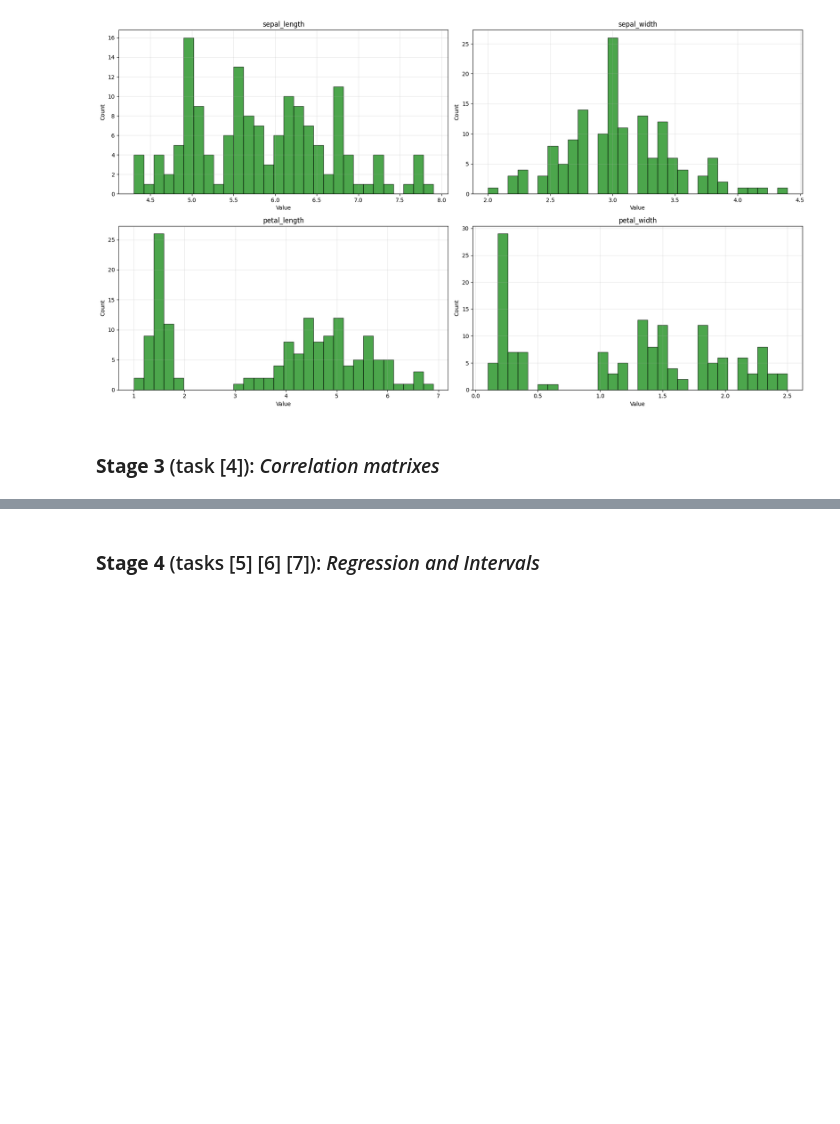
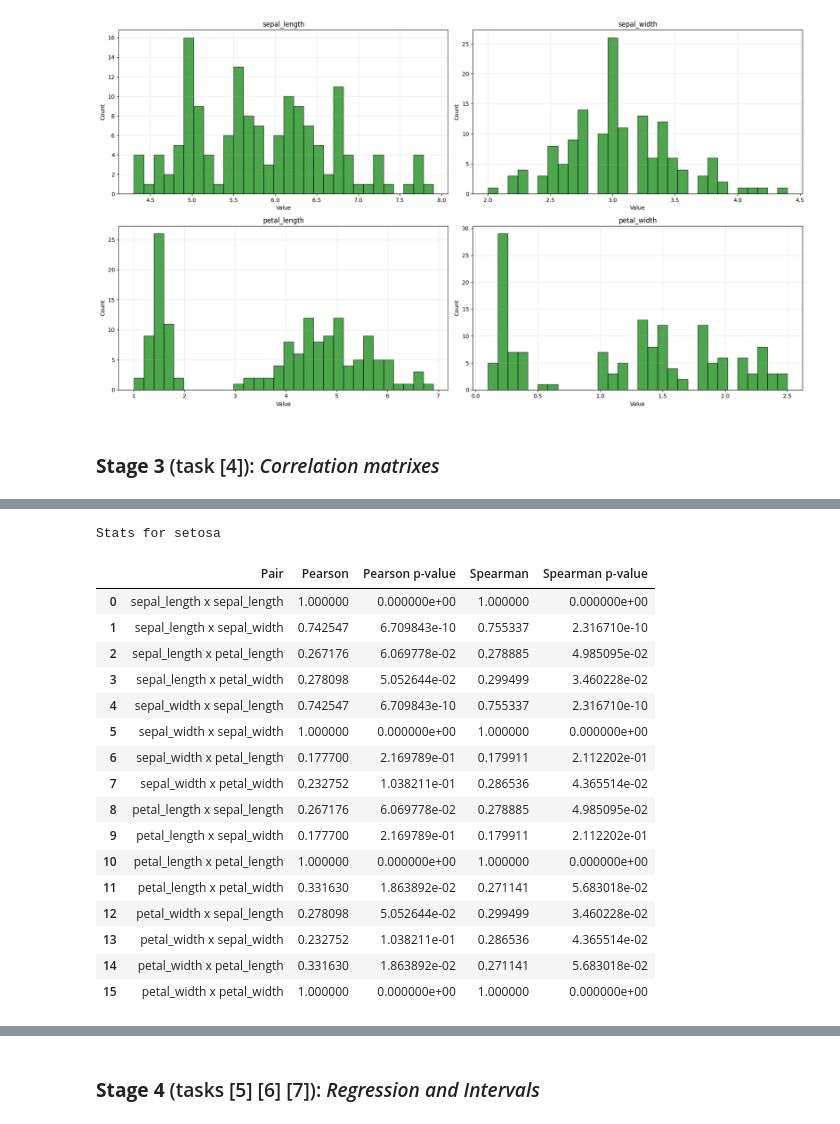
Before and after one commit to NoSignificantWorries/SDT, a Jupyter notebook: task1/task1.ipynb, the cells around one changed output, grey strips where cells are left out. Drawn from its saved outputs; the diff is of its cells as text; code cells hidden in the pictures; blank space fills up the shorter version.

```diff
--- a/task1/task1.ipynb
+++ b/task1/task1.ipynb
@@ -308,0 +364,22 @@ plotter.tight_layout()
+# %%
+print(f"Stats for {groups[1]}")
+all_data[1]
+# %% [output]
+Stats for setosa
+|  | Pair | Pearson | Pearson p-value | Spearman | Spearman p-value |
+| 0 | sepal_length x sepal_length | 1.000000 | 0.000000e+00 | 1.000000 | 0.000000e+00 |
+| 1 | sepal_length x sepal_width | 0.742547 | 6.709843e-10 | 0.755337 | 2.316710e-10 |
+| 2 | sepal_length x petal_length | 0.267176 | 6.069778e-02 | 0.278885 | 4.985095e-02 |
+| 3 | sepal_length x petal_width | 0.278098 | 5.052644e-02 | 0.299499 | 3.460228e-02 |
+| 4 | sepal_width x sepal_length | 0.742547 | 6.709843e-10 | 0.755337 | 2.316710e-10 |
+| 5 | sepal_width x sepal_width | 1.000000 | 0.000000e+00 | 1.000000 | 0.000000e+00 |
+| 6 | sepal_width x petal_length | 0.177700 | 2.169789e-01 | 0.179911 | 2.112202e-01 |
+| 7 | sepal_width x petal_width | 0.232752 | 1.038211e-01 | 0.286536 | 4.365514e-02 |
+| 8 | petal_length x sepal_length | 0.267176 | 6.069778e-02 | 0.278885 | 4.985095e-02 |
+| 9 | petal_length x sepal_width | 0.177700 | 2.169789e-01 | 0.179911 | 2.112202e-01 |
+| 10 | petal_length x petal_length | 1.000000 | 0.000000e+00 | 1.000000 | 0.000000e+00 |
+| 11 | petal_length x petal_width | 0.331630 | 1.863892e-02 | 0.271141 | 5.683018e-02 |
+| 12 | petal_width x sepal_length | 0.278098 | 5.052644e-02 | 0.299499 | 3.460228e-02 |
+| 13 | petal_width x sepal_width | 0.232752 | 1.038211e-01 | 0.286536 | 4.365514e-02 |
+| 14 | petal_width x petal_length | 0.331630 | 1.863892e-02 | 0.271141 | 5.683018e-02 |
+| 15 | petal_width x petal_width | 1.000000 | 0.000000e+00 | 1.000000 | 0.000000e+00 |
```
Also changed, not shown: parts of 7 cells of this notebook, 9 other files.
